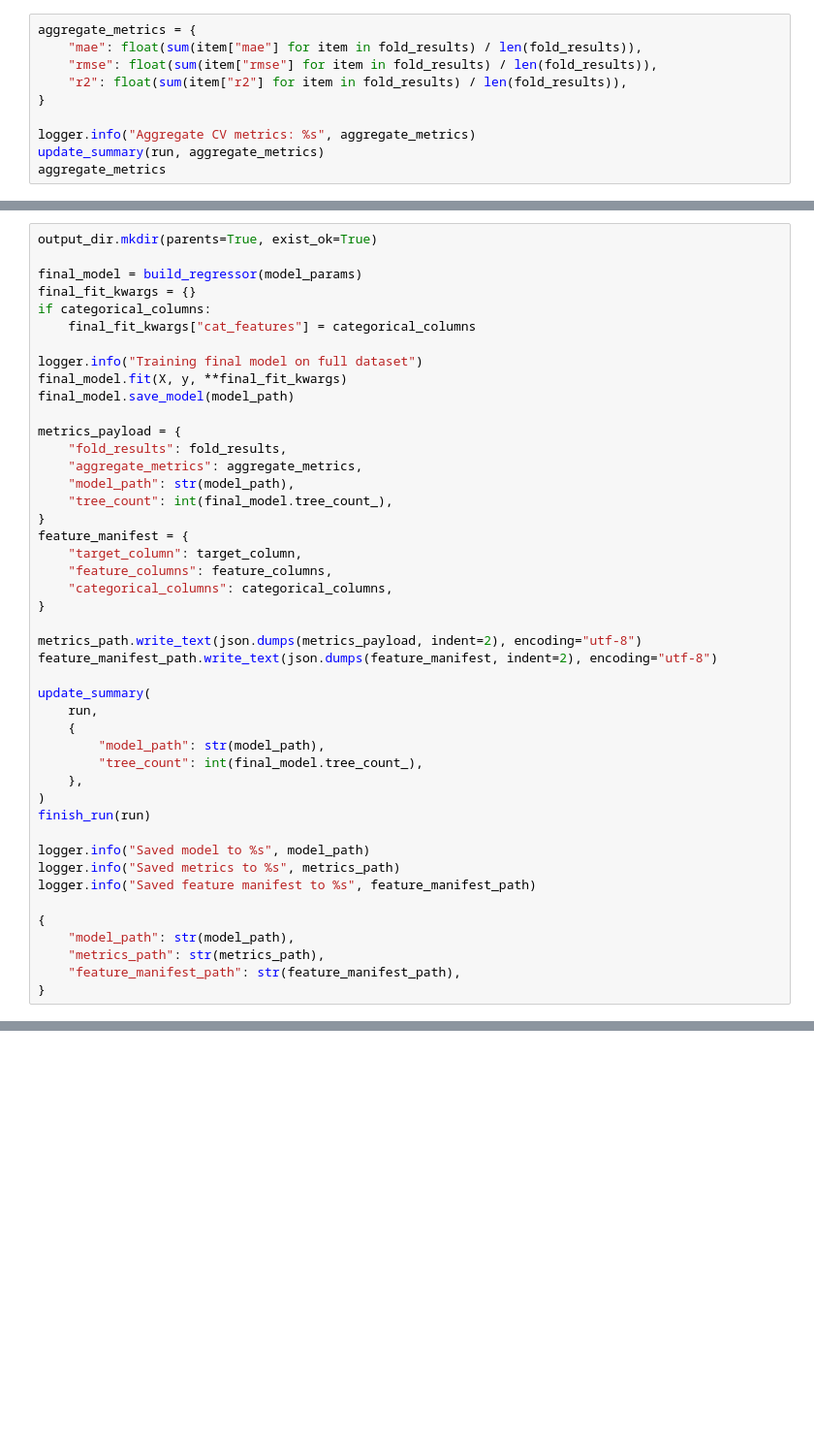
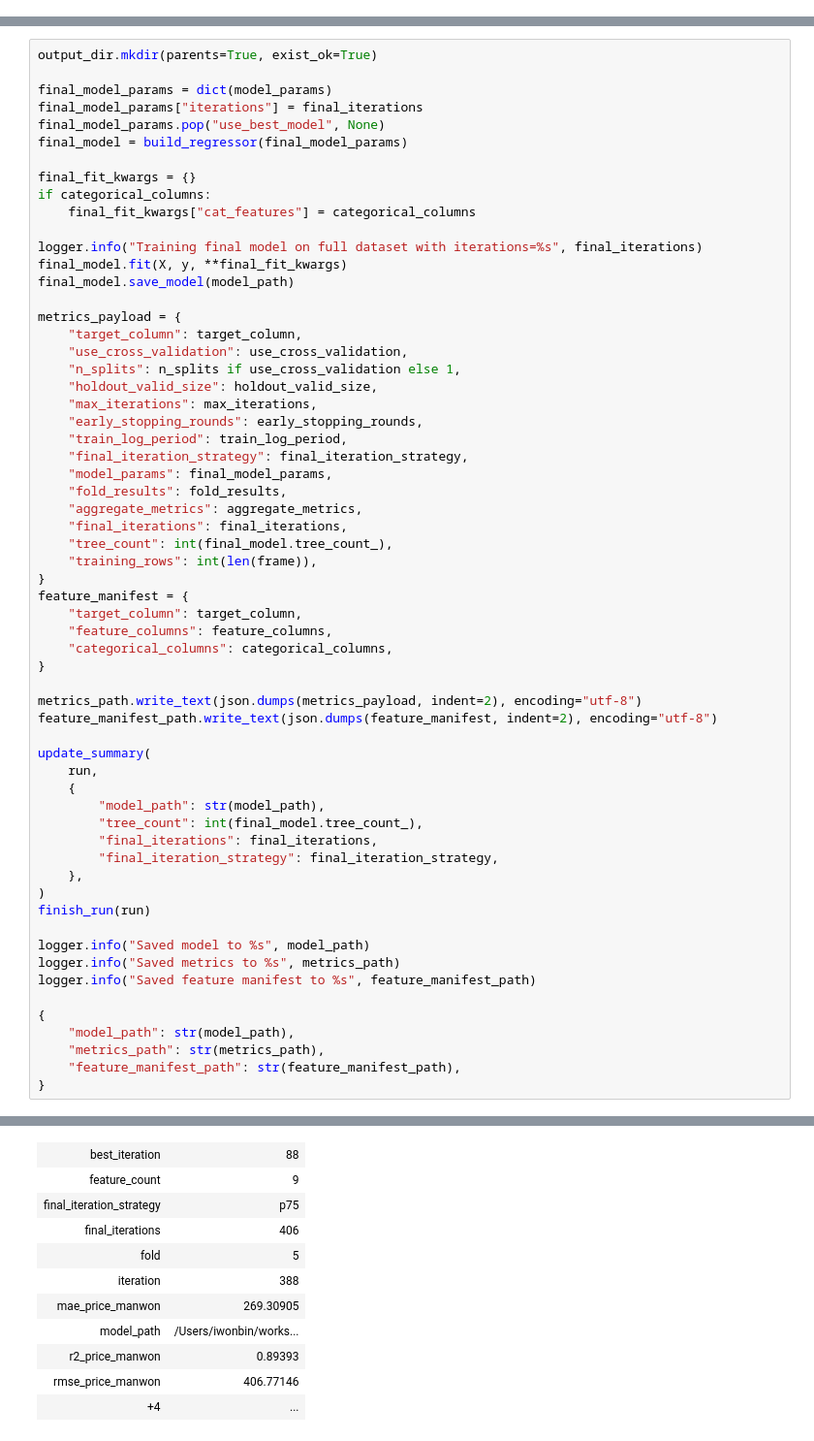
Before and after one commit to SKNETWORKS-FAMILY-AICAMP/SKN28-1st-4team, a Jupyter notebook: predict_engine_research/src/main.ipynb, the cells around one changed output, grey strips where cells are left out. Shown at 97% size. Cells and saved outputs as stored; diff of their text form; blank space fills up the shorter version.

```diff
--- a/predict_engine_research/src/main.ipynb
+++ b/predict_engine_research/src/main.ipynb
@@ -130,10 +502,0 @@ fold_results
-# %%
-aggregate_metrics = {
-    "mae": float(sum(item["mae"] for item in fold_results) / len(fold_results)),
-    "rmse": float(sum(item["rmse"] for item in fold_results) / len(fold_results)),
-    "r2": float(sum(item["r2"] for item in fold_results) / len(fold_results)),
-}
-
-logger.info("Aggregate CV metrics: %s", aggregate_metrics)
-update_summary(run, aggregate_metrics)
-aggregate_metrics
@@ -140,20 +544,34 @@ aggregate_metrics
 # %%
 output_dir.mkdir(parents=True, exist_ok=True)
 
-final_model = build_regressor(model_params)
+final_model_params = dict(model_params)
+final_model_params["iterations"] = final_iterations
+final_model_params.pop("use_best_model", None)
+final_model = build_regressor(final_model_params)
+
 final_fit_kwargs = {}
 if categorical_columns:
     final_fit_kwargs["cat_features"] = categorical_columns
 
-logger.info("Training final model on full dataset")
+logger.info("Training final model on full dataset with iterations=%s", final_iterations)
 final_model.fit(X, y, **final_fit_kwargs)
 final_model.save_model(model_path)
 
 metrics_payload = {
+    "target_column": target_column,
+    "use_cross_validation": use_cross_validation,
+    "n_splits": n_splits if use_cross_validation else 1,
+    "holdout_valid_size": holdout_valid_size,
+    "max_iterations": max_iterations,
+    "early_stopping_rounds": early_stopping_rounds,
+    "train_log_period": train_log_period,
+    "final_iteration_strategy": final_iteration_strategy,
+    "model_params": final_model_params,
     "fold_results": fold_results,
     "aggregate_metrics": aggregate_metrics,
-    "model_path": str(model_path),
+    "final_iterations": final_iterations,
     "tree_count": int(final_model.tree_count_),
+    "training_rows": int(len(frame)),
 }
 feature_manifest = {
     "target_column": target_column,
@@ -169,6 +587,8 @@ update_summary(
     {
         "model_path": str(model_path),
         "tree_count": int(final_model.tree_count_),
+        "final_iterations": final_iterations,
+        "final_iteration_strategy": final_iteration_strategy,
     },
 )
 finish_run(run)
@@ -182,3 +602,4 @@ logger.info("Saved feature manifest to %s", feature_manifest_path)
     "metrics_path": str(metrics_path),
     "feature_manifest_path": str(feature_manifest_path),
 }
+# %% [output]
@@ -184,0 +637,11 @@ logger.info("Saved feature manifest to %s", feature_manifest_path)
+| best_iteration | 88 |
+| feature_count | 9 |
+| final_iteration_strategy | p75 |
+| final_iterations | 406 |
+| fold | 5 |
+| iteration | 388 |
+| mae_price_manwon | 269.30905 |
+| model_path | /Users/iwonbin/works... |
+| r2_price_manwon | 0.89393 |
+| rmse_price_manwon | 406.77146 |
+| +4 | ... |
```
Also changed, not shown: parts of 13 cells of this notebook, 15 other files.
